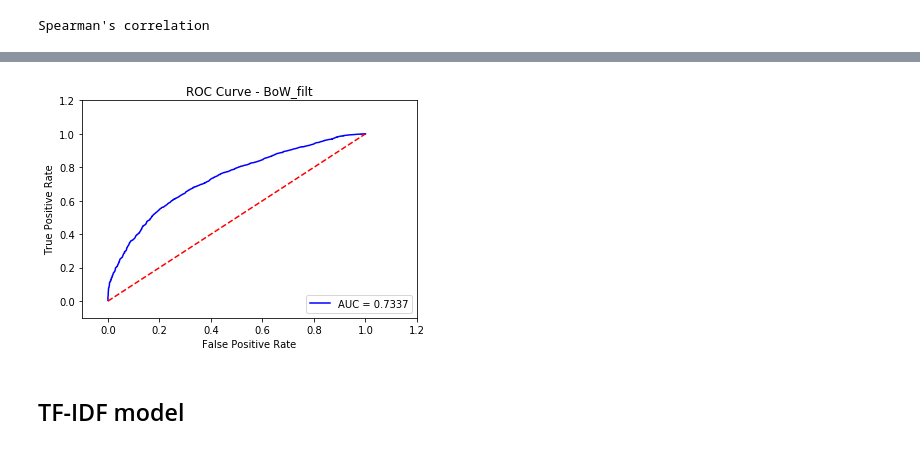
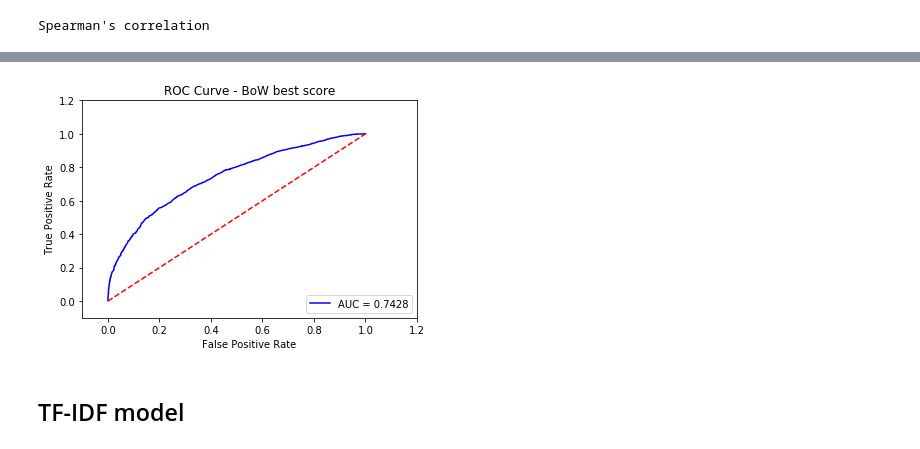
Before and after one commit to mar00nie/NLP-Text-Similarity, a Jupyter notebook: Text_Analysis.ipynb, the cells around one changed output, grey strips where cells are left out. Cells and saved outputs as stored; diff of their text form; code cells hidden in the pictures.

```diff
--- a/Text_Analysis.ipynb
+++ b/Text_Analysis.ipynb
@@ -668,23 +704,23 @@ F1 score: 0.690931
 # %%
 # ROC curve and AUC score
 
 plt.figure(figsize=(6, 4))
 # ROC curve; AUC score
-fpr, tpr, thresholds = roc_curve(msr_scores, msr_bow_stw_scores[0], pos_label=1)
+fpr, tpr, thresholds = roc_curve(msr_scores, msr_bow_stem_scores[0], pos_label=1)
 roc_auc_dt = auc(fpr, tpr)
 
-plt.title('ROC Curve - BoW_filt')
+plt.title('ROC Curve - BoW best score')
 plt.plot(fpr, tpr, 'b',
 label='AUC = %0.4f'% roc_auc_dt)
 plt.legend(loc='lower right')
 plt.plot([0,1],[0,1],'r--')
 plt.xlim([-0.1,1.2])
 plt.ylim([-0.1,1.2])
 plt.ylabel('True Positive Rate')
 plt.xlabel('False Positive Rate')
 plt.show()
 # %% [output]
-[figure, old version]
+[figure, new version]
 # %% [markdown]
 ## TF-IDF model
 # %%
```
Also changed, not shown: parts of 77 cells of this notebook.
